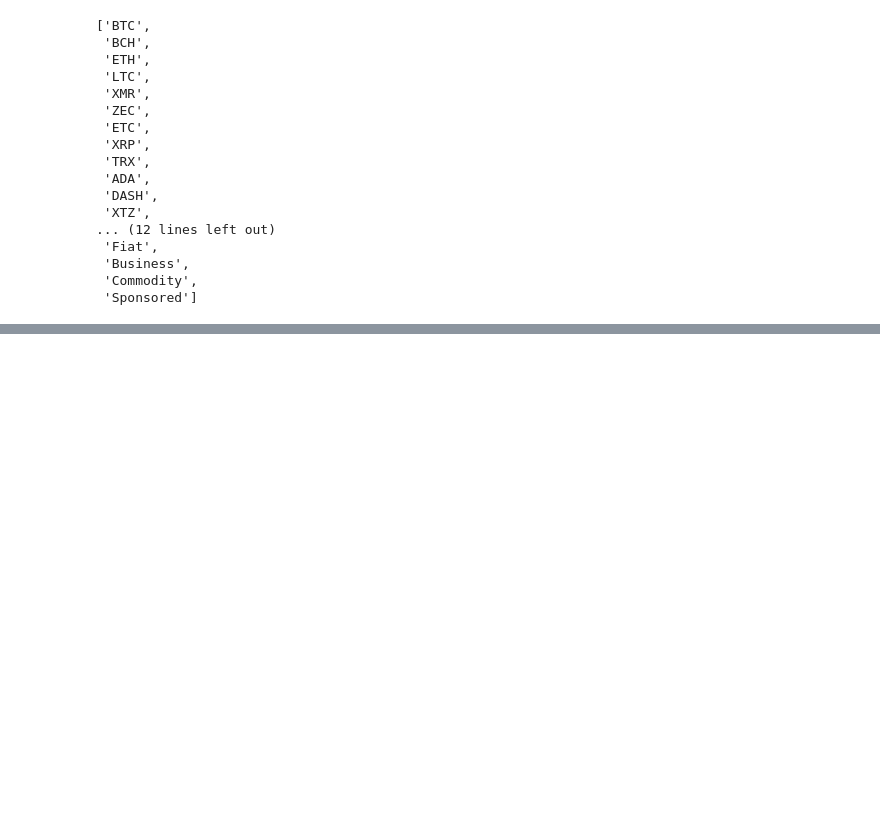
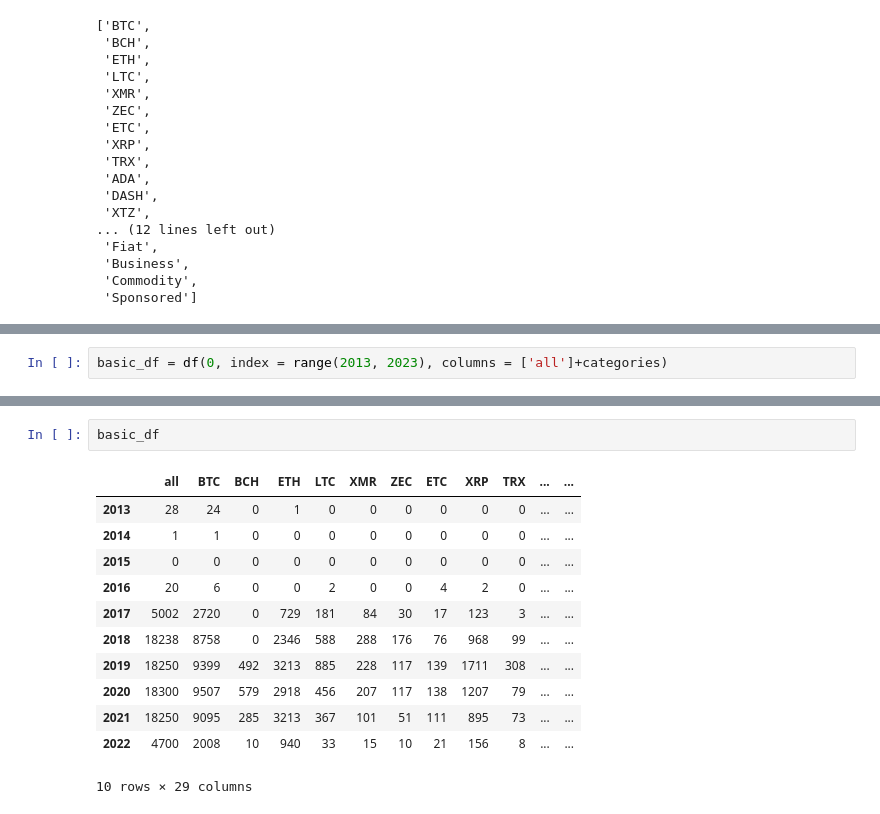
Before and after one commit to com-480-data-visualization/datavis-project-2022-ck, a Jupyter notebook: scripts/news-data.ipynb, the cells around one changed output, grey strips where cells are left out. Drawn from its saved outputs; the diff is of its cells as text; blank space fills up the shorter version.

```diff
--- a/scripts/news-data.ipynb
+++ b/scripts/news-data.ipynb
@@ -137,0 +138,2 @@ categories
+# %%
+basic_df = df(0, index = range(2013, 2023), columns = ['all']+categories)
@@ -137,0 +153,15 @@ categories
+# %%
+basic_df
+# %% [output]
+|  | all | BTC | BCH | ETH | LTC | XMR | ZEC | ETC | XRP | TRX | ... | ... |
+| 2013 | 28 | 24 | 0 | 1 | 0 | 0 | 0 | 0 | 0 | 0 | ... | ... |
+| 2014 | 1 | 1 | 0 | 0 | 0 | 0 | 0 | 0 | 0 | 0 | ... | ... |
+| 2015 | 0 | 0 | 0 | 0 | 0 | 0 | 0 | 0 | 0 | 0 | ... | ... |
+| 2016 | 20 | 6 | 0 | 0 | 2 | 0 | 0 | 4 | 2 | 0 | ... | ... |
+| 2017 | 5002 | 2720 | 0 | 729 | 181 | 84 | 30 | 17 | 123 | 3 | ... | ... |
+| 2018 | 18238 | 8758 | 0 | 2346 | 588 | 288 | 176 | 76 | 968 | 99 | ... | ... |
+| 2019 | 18250 | 9399 | 492 | 3213 | 885 | 228 | 117 | 139 | 1711 | 308 | ... | ... |
+| 2020 | 18300 | 9507 | 579 | 2918 | 456 | 207 | 117 | 138 | 1207 | 79 | ... | ... |
+| 2021 | 18250 | 9095 | 285 | 3213 | 367 | 101 | 51 | 111 | 895 | 73 | ... | ... |
+| 2022 | 4700 | 2008 | 10 | 940 | 33 | 15 | 10 | 21 | 156 | 8 | ... | ... |
+10 rows × 29 columns
```
Also changed, not shown: parts of 9 cells of this notebook, 40 other files.
